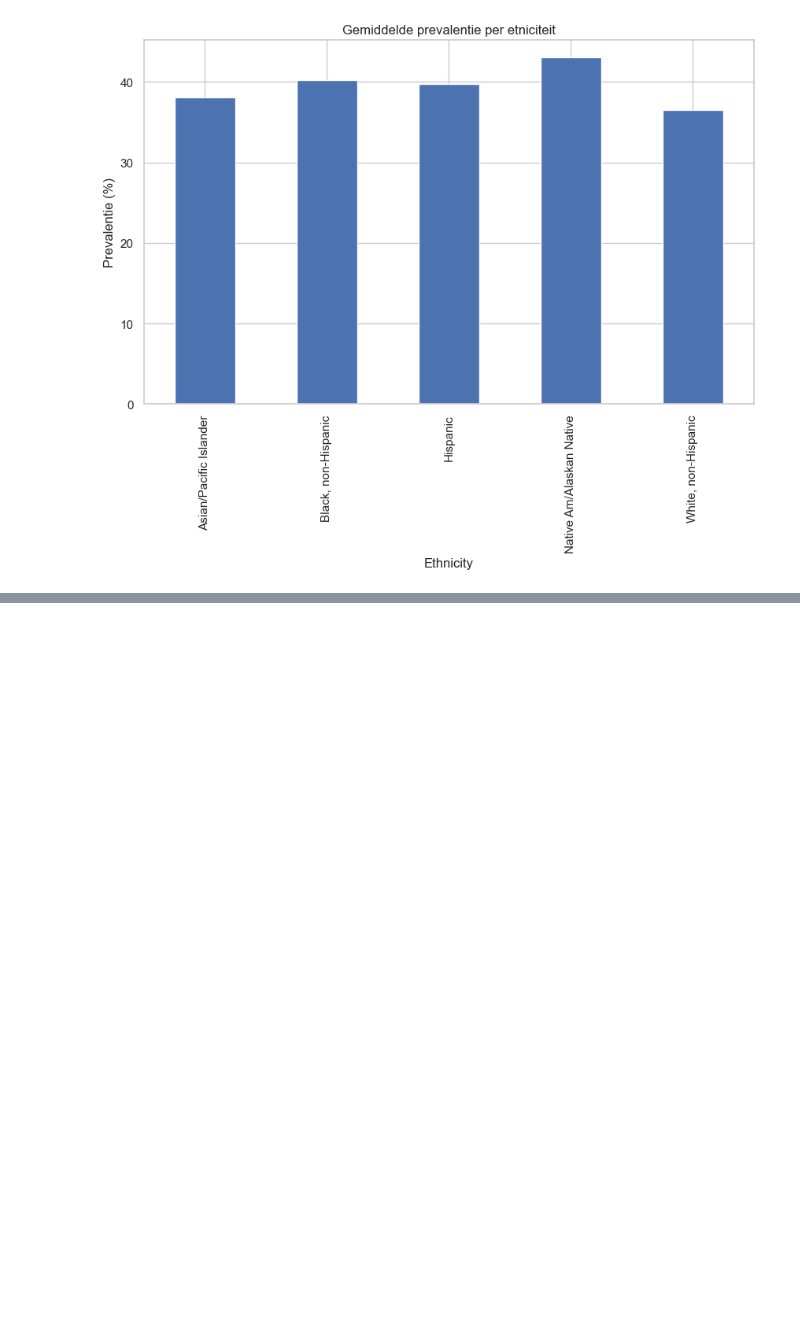
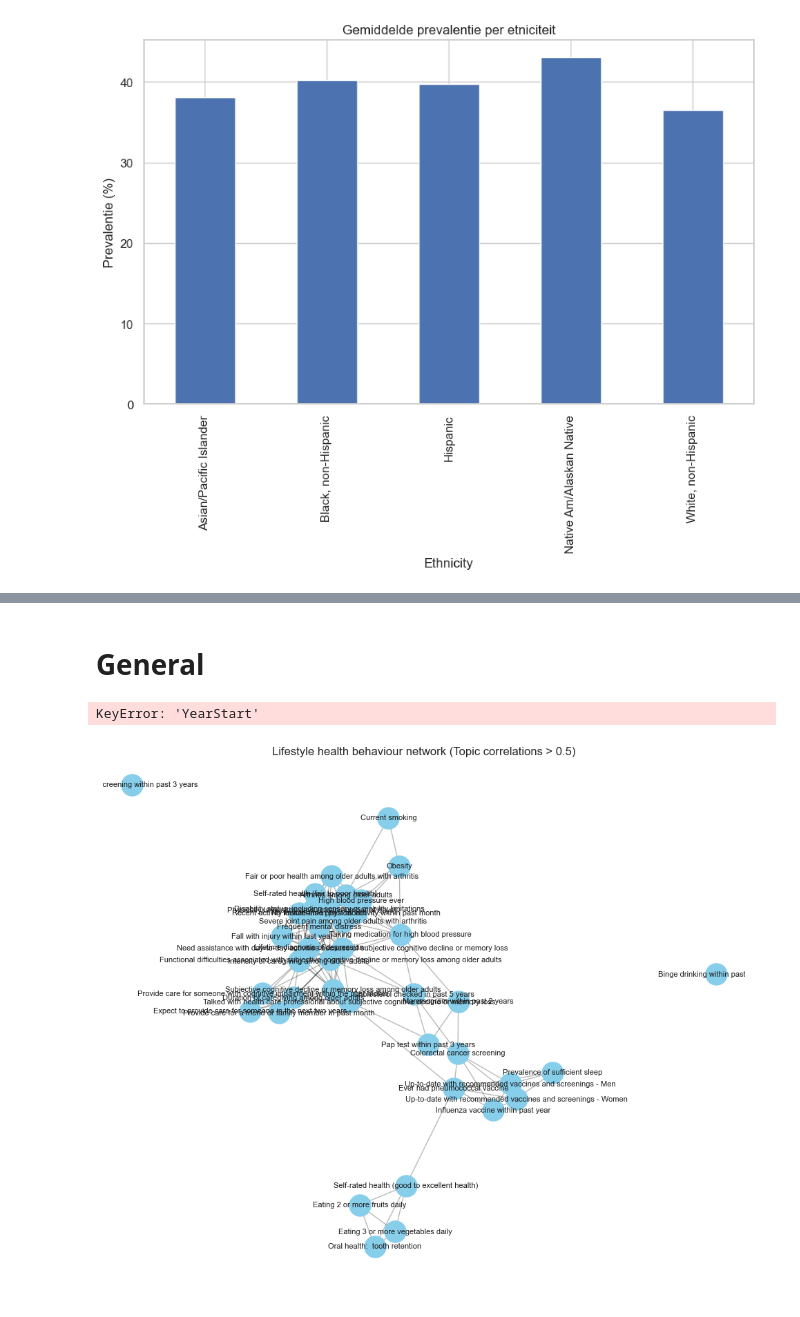
Before and after one commit to SimoneSanne/MSB1015-SV, a Jupyter notebook: Dataset 1 Alzheimer.ipynb, the cells around one changed output, grey strips where cells are left out. Saved outputs shown, nothing was run; the diff lists cells and outputs as text; code cells hidden in the pictures; blank space fills up the shorter version.

```diff
--- a/Dataset 1 Alzheimer.ipynb
+++ b/Dataset 1 Alzheimer.ipynb
@@ -855,0 +521,47 @@ ValueError: all features must be in [0, 4]
+# %% [markdown]
+# General
+# %%
+import seaborn as sns
+
+# Gemiddelde Data_Value per jaar en Class
+time_data = Alzheimers.groupby(['YearStart', 'Class'])['Data_Value'].mean().reset_index()
+
+plt.figure(figsize=(12, 6))
+sns.lineplot(data=time_data, x='YearStart', y='Data_Value', hue='Class')
+plt.title("Gemiddelde lifestyle scores door de tijd")
+plt.xlabel("Jaar van start")
+plt.ylabel("Gemiddelde Data Value")
+plt.legend(title="Lifestyle Class")
+plt.show()
+# %% [output]
+KeyError: 'YearStart'
+# %%
+import networkx as nx
+
+# Gemiddelde Data_Value per Topic
+topic_matrix = Alzheimers.pivot_table(index='LocationDesc', columns='Topic', values='Data_Value', aggfunc='mean').fillna(0)
+
+# Correlatiematrix
+corr = topic_matrix.corr()
+
+# Bouw netwerk: edges als correlatie > 0.5
+G = nx.Graph()
+for col in corr.columns:
+    G.add_node(col)
+
+for i in corr.columns:
+    for j in corr.columns:
+        if i != j and corr.loc[i, j] > 0.5:
+            G.add_edge(i, j, weight=corr.loc[i, j])
+
+# Plot netwerk
+plt.figure(figsize=(12, 10))
+pos = nx.spring_layout(G, k=0.3, seed=42)
+nx.draw_networkx_nodes(G, pos, node_size=500, node_color="skyblue")
+nx.draw_networkx_edges(G, pos, alpha=0.3)
+nx.draw_networkx_labels(G, pos, font_size=8)
+plt.title("Lifestyle health behaviour network (Topic correlations > 0.5)")
+plt.axis("off")
+plt.show()
+# %% [output]
+[figure, added]
```
Also changed, not shown: parts of 12 cells of this notebook.
